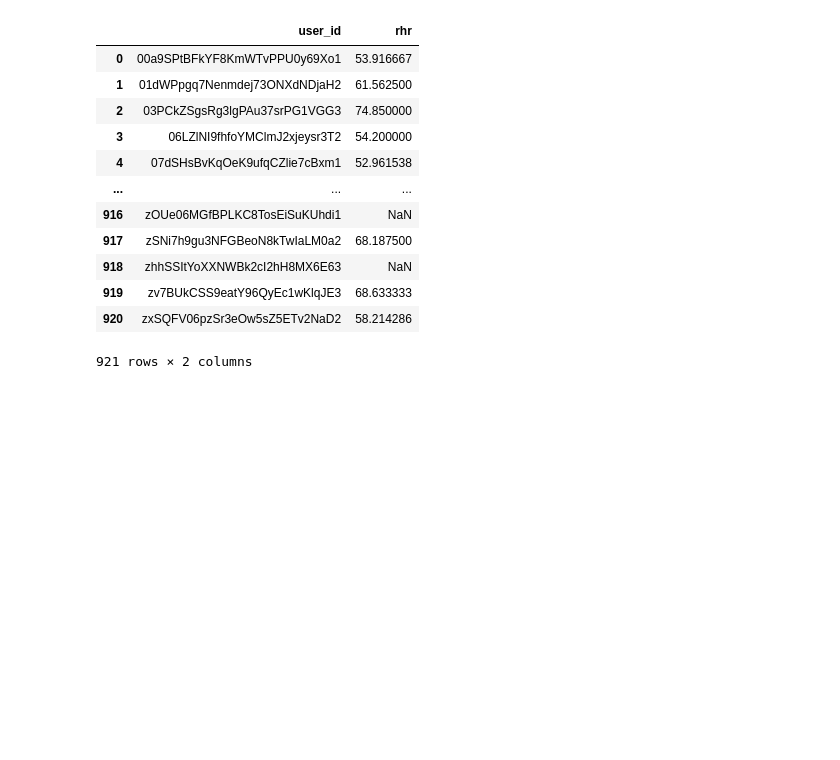
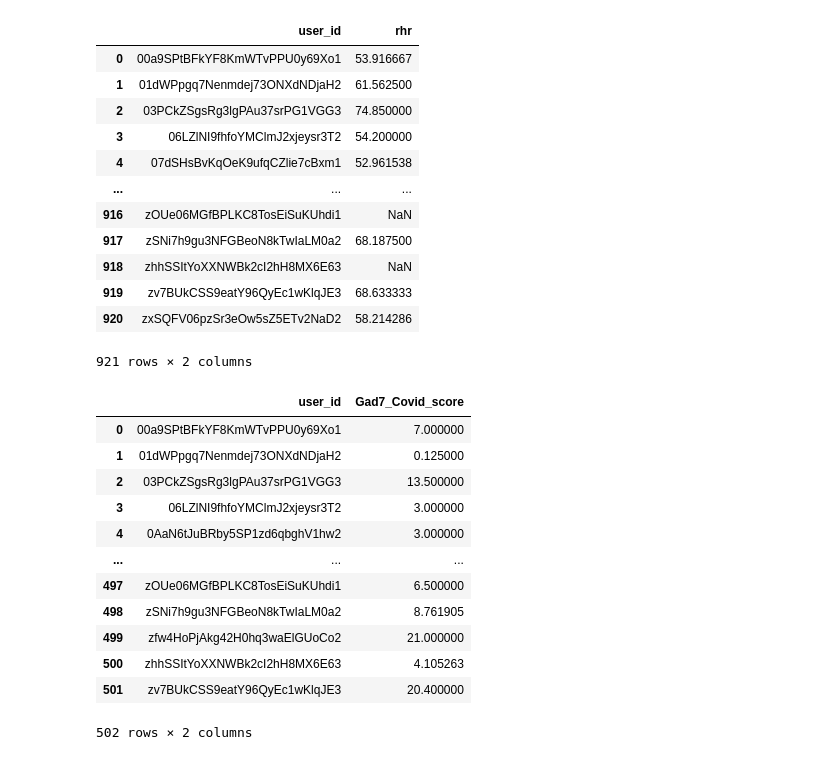
Before and after one commit to Unluckystrawberry/AI-group-E, a Jupyter notebook: data_reading.ipynb, the cells around one changed output. Cells and saved outputs as stored; diff of their text form; code cells hidden in the pictures; blank space fills up the shorter version.

Commit message:
Mean values of gad7 and phq8
Mean value include Before Covid-19 and After Covid-19

```diff
--- a/data_reading.ipynb
+++ b/data_reading.ipynb
@@ -360,3 +360,35 @@ df_result_rhr_non
 | 919 | zv7BUkCSS9eatY96QyEc1wKlqJE3 | 68.633333 |
 | 920 | zxSQFV06pzSr3eOw5sZ5ETv2NaD2 | 58.214286 |
 921 rows × 2 columns
+# %%
+gad7 = pd.merge(df_1,df_15,on= 'user_id', how = 'left')
+gad7 = gad7.iloc[:,[0, 1, 6, 10]]
+gad7["date_illness"] = pd.to_datetime(gad7["date_illness"]).dt.date
+gad7["time_received"] = pd.to_datetime(gad7["time_received"]).dt.date
+gad7['difference'] = (gad7['time_received'] - gad7['date_illness']).dt.days
+Non_Covid_gad7 = gad7[gad7['difference'] > 0]
+Covid_gad7 = gad7[gad7['difference'] <= 0]
+Gad7_Covid_grouped = Covid_gad7.groupby('user_id')
+Gad7_Covid_grouped_mean = Gad7_Covid_grouped['score'].mean()
+Gad7_Covid_grouped_result = Gad7_Covid_grouped_mean.reset_index()
+Gad7_Covid_grouped_result.rename(columns={'score': 'Gad7_Covid_score'}, inplace=True)
+Gad7_non_Covid_grouped = Non_Covid_gad7.groupby('user_id')
+Gad7_non_Covid_grouped_mean = Gad7_non_Covid_grouped['score'].mean()
+Gad7_non_Covid_grouped_result = Gad7_non_Covid_grouped_mean.reset_index()
+Gad7_non_Covid_grouped_result.rename(columns={'score': 'Gad7_non_Covid_score'}, inplace=True)
+# %%
+Gad7_Covid_grouped_result
+# %% [output]
+|  | user_id | Gad7_Covid_score |
+| 0 | 00a9SPtBFkYF8KmWTvPPU0y69Xo1 | 7.000000 |
+| 1 | 01dWPpgq7Nenmdej73ONXdNDjaH2 | 0.125000 |
+| 2 | 03PCkZSgsRg3lgPAu37srPG1VGG3 | 13.500000 |
+| 3 | 06LZlNI9fhfoYMClmJ2xjeysr3T2 | 3.000000 |
+| 4 | 0AaN6tJuBRby5SP1zd6qbghV1hw2 | 3.000000 |
+| ... | ... | ... |
+| 497 | zOUe06MGfBPLKC8TosEiSuKUhdi1 | 6.500000 |
+| 498 | zSNi7h9gu3NFGBeoN8kTwIaLM0a2 | 8.761905 |
+| 499 | zfw4HoPjAkg42H0hq3waElGUoCo2 | 21.000000 |
+| 500 | zhhSSItYoXXNWBk2cI2hH8MX6E63 | 4.105263 |
+| 501 | zv7BUkCSS9eatY96QyEc1wKlqJE3 | 20.400000 |
+502 rows × 2 columns
```
Also changed, not shown: parts of 5 cells of this notebook.
